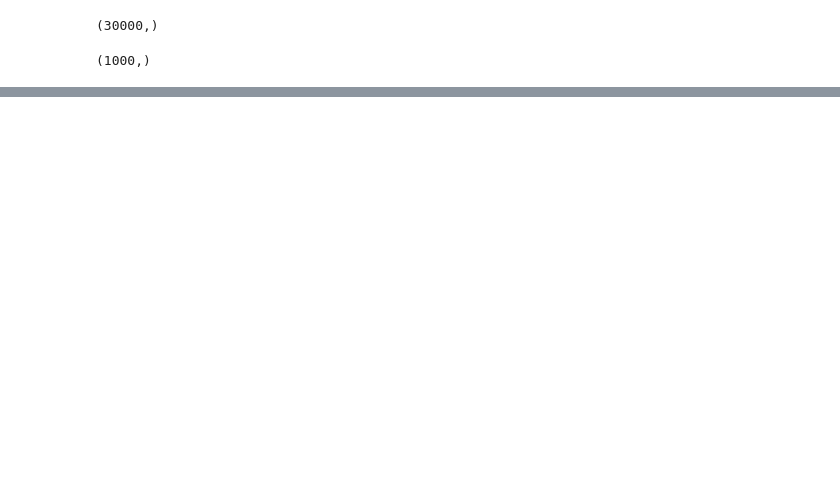
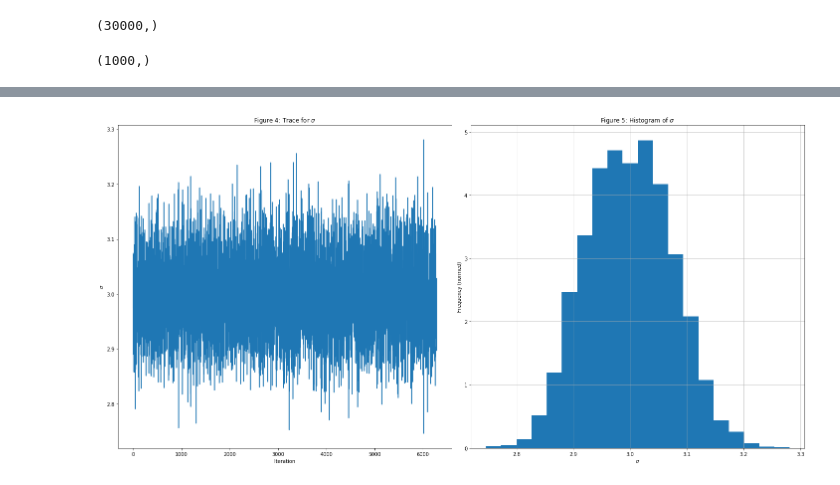
Before and after one commit to Baylor96/Python, a Jupyter notebook: Mathematics of scientific researchers/Stochastic Processes/Markov Chain Monte Carlo.ipynb, the cells around one changed output, grey strips where cells are left out. Drawn from its saved outputs; the diff is of its cells as text; code cells hidden in the pictures; blank space fills up the shorter version.

```diff
--- a/Mathematics of scientific researchers/Stochastic Processes/Markov Chain Monte Carlo.ipynb
+++ b/Mathematics of scientific researchers/Stochastic Processes/Markov Chain Monte Carlo.ipynb
@@ -96,0 +119,21 @@ accepted.shape
+# %%
+show=int(-0.75*accepted.shape[0])
+hist_show=int(-0.75*accepted.shape[0])
+
+fig = plt.figure(figsize=(20,10))
+ax = fig.add_subplot(1,2,1)
+ax.plot(accepted[show:,1])
+ax.set_title("Figure 4: Trace for $\sigma$")
+ax.set_ylabel("$\sigma$")
+ax.set_xlabel("Iteration")
+
+ax2 = fig.add_subplot(1,2,2)
+ax2.hist(accepted[hist_show:,1], bins=20,density=True)
+ax2.set_ylabel("Frequency (normed)")
+ax2.set_xlabel("$\sigma$")
+ax2.set_title("Figure 5: Histogram of $\sigma$")
+ax2.grid()
+
+fig.tight_layout()
+# %% [output]
+[figure, added]
```
Also changed, not shown: parts of 10 cells of this notebook.
